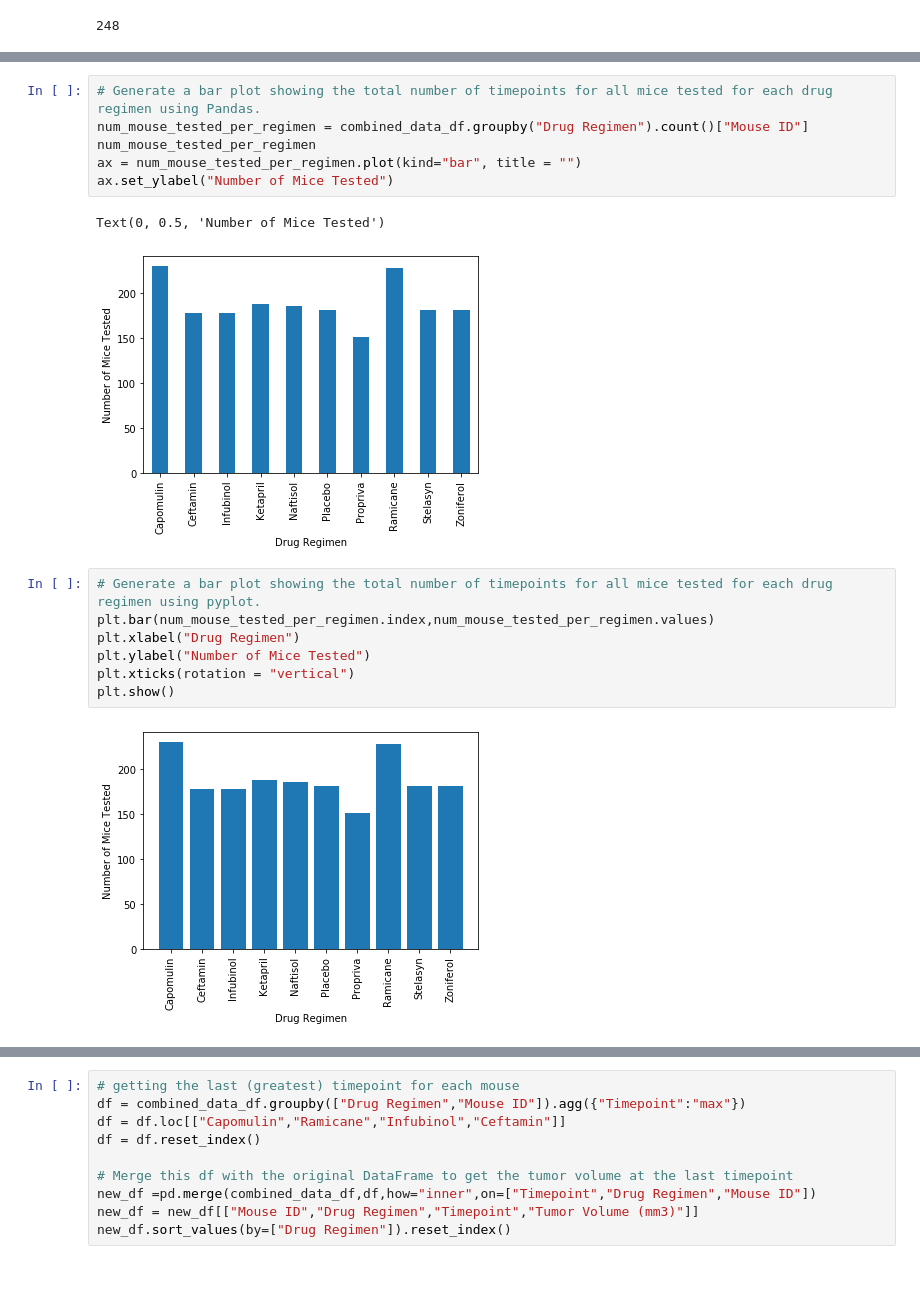
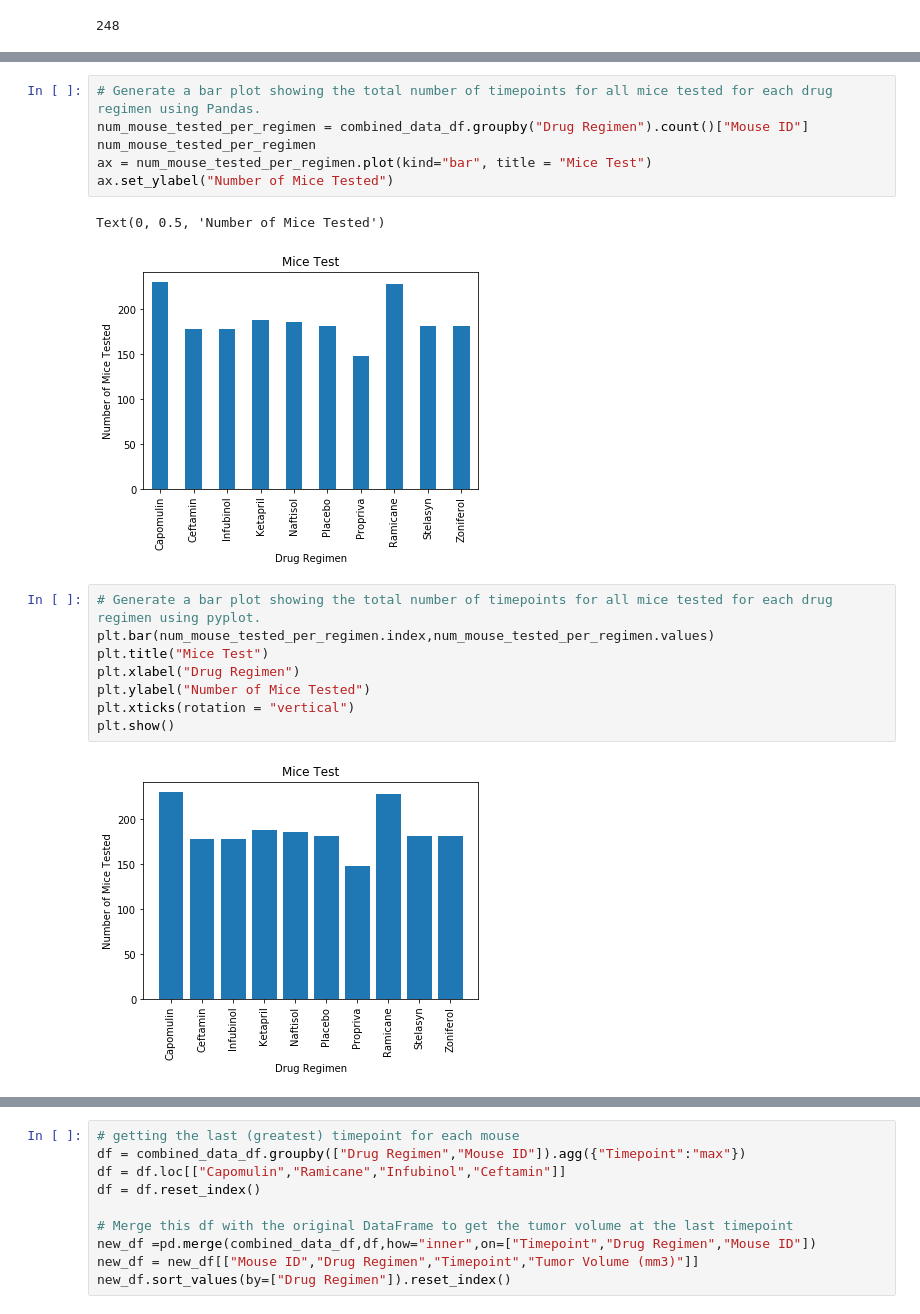
Before and after one commit to mattapallisravya/visualization-with-matplotlib, a Jupyter notebook: pymaceuticals.ipynb, the cells around one changed output, grey strips where cells are left out. Drawn from its saved outputs; the diff is of its cells as text; blank space fills up the shorter version.

```diff
--- a/pymaceuticals.ipynb
+++ b/pymaceuticals.ipynb
@@ -119,21 +138,22 @@ summary_df
 # %%
 # Generate a bar plot showing the total number of timepoints for all mice tested for each drug regimen using Pandas.
 num_mouse_tested_per_regimen = combined_data_df.groupby("Drug Regimen").count()["Mouse ID"]
 num_mouse_tested_per_regimen
-ax = num_mouse_tested_per_regimen.plot(kind="bar", title = "")
+ax = num_mouse_tested_per_regimen.plot(kind="bar", title = "Mice Test")
 ax.set_ylabel("Number of Mice Tested")
 # %% [output]
 Text(0, 0.5, 'Number of Mice Tested')
-[figure, old version]
+[figure, new version]
 # %%
 # Generate a bar plot showing the total number of timepoints for all mice tested for each drug regimen using pyplot.
 plt.bar(num_mouse_tested_per_regimen.index,num_mouse_tested_per_regimen.values)
+plt.title("Mice Test")
 plt.xlabel("Drug Regimen")
 plt.ylabel("Number of Mice Tested")
 plt.xticks(rotation = "vertical")
 plt.show()
 # %% [output]
-[figure, old version]
+[figure, new version]
 # %%
 # Generate a pie plot showing the distribution of female versus male mice using Pandas
 sex_distribution = combined_data_df.groupby("Sex").count()["Mouse ID"]
```
Also changed, not shown: parts of 7 cells of this notebook.
